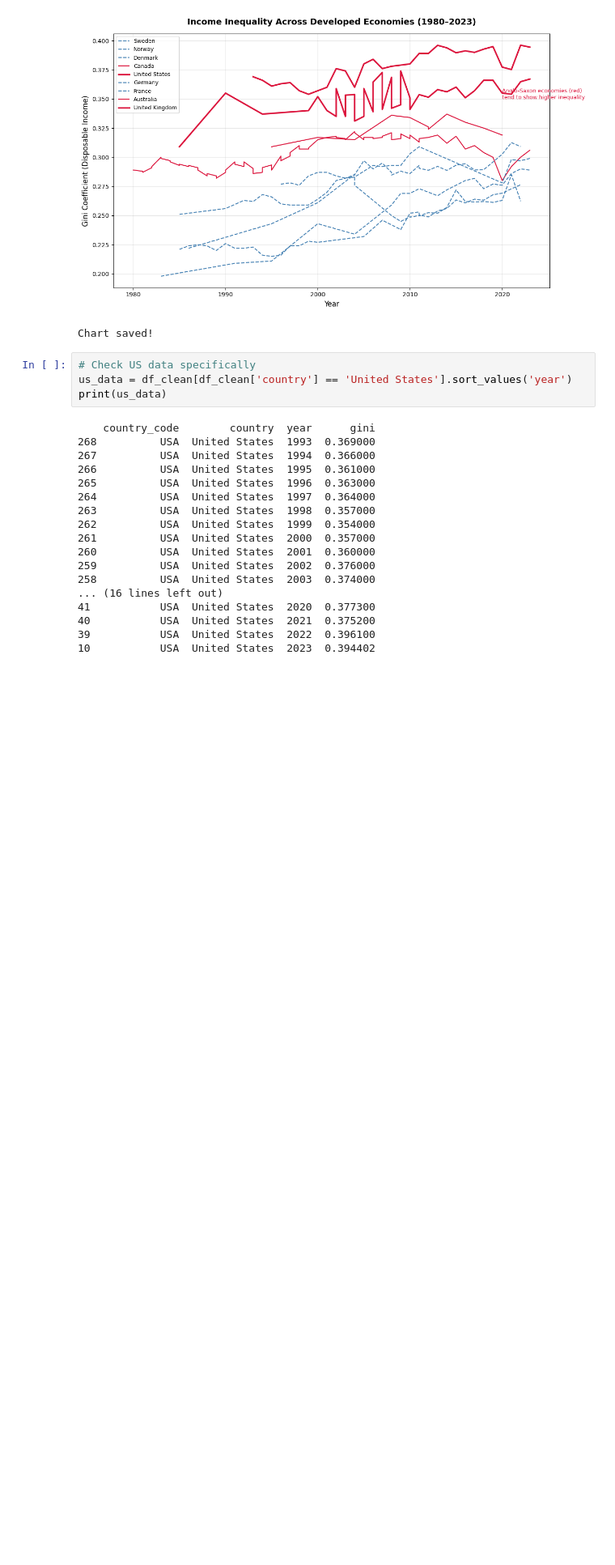
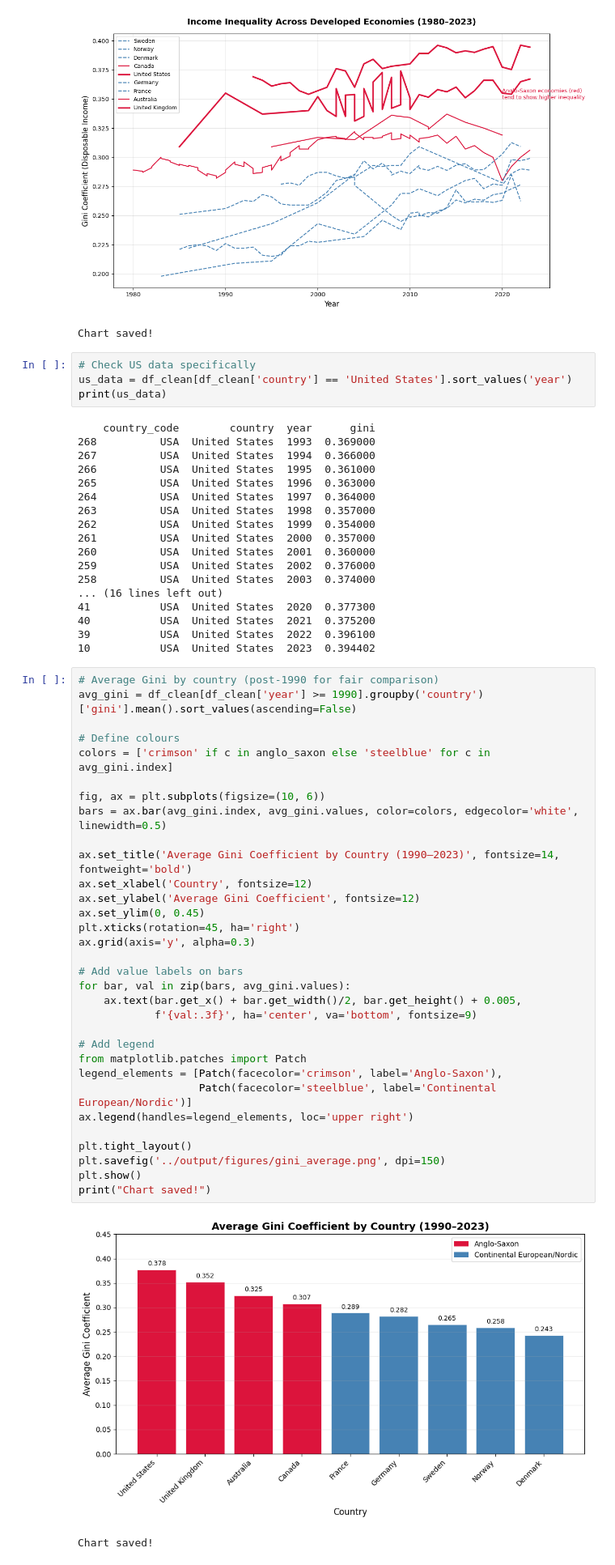
Before and after one commit to GeorgeKingham/Anglo-Saxon-Inequality, a Jupyter notebook: notebooks/Blog.ipynb, the cells around one changed output. Shown at 81% size. Cells and saved outputs as stored; diff of their text form; blank space fills up the shorter version.

Commit message:
Add three Gini visualisation charts

```diff
--- a/notebooks/Blog.ipynb
+++ b/notebooks/Blog.ipynb
@@ -185,3 +185,38 @@ print(us_data)
 40           USA  United States  2021  0.375200
 39           USA  United States  2022  0.396100
 10           USA  United States  2023  0.394402
+# %%
+# Average Gini by country (post-1990 for fair comparison)
+avg_gini = df_clean[df_clean['year'] >= 1990].groupby('country')['gini'].mean().sort_values(ascending=False)
+
+# Define colours
+colors = ['crimson' if c in anglo_saxon else 'steelblue' for c in avg_gini.index]
+
+fig, ax = plt.subplots(figsize=(10, 6))
+bars = ax.bar(avg_gini.index, avg_gini.values, color=colors, edgecolor='white', linewidth=0.5)
+
+ax.set_title('Average Gini Coefficient by Country (1990–2023)', fontsize=14, fontweight='bold')
+ax.set_xlabel('Country', fontsize=12)
+ax.set_ylabel('Average Gini Coefficient', fontsize=12)
+ax.set_ylim(0, 0.45)
+plt.xticks(rotation=45, ha='right')
+ax.grid(axis='y', alpha=0.3)
+
+# Add value labels on bars
+for bar, val in zip(bars, avg_gini.values):
+    ax.text(bar.get_x() + bar.get_width()/2, bar.get_height() + 0.005,
+            f'{val:.3f}', ha='center', va='bottom', fontsize=9)
+
+# Add legend
+from matplotlib.patches import Patch
+legend_elements = [Patch(facecolor='crimson', label='Anglo-Saxon'),
+                   Patch(facecolor='steelblue', label='Continental European/Nordic')]
+ax.legend(handles=legend_elements, loc='upper right')
+
+plt.tight_layout()
+plt.savefig('../output/figures/gini_average.png', dpi=150)
+plt.show()
+print("Chart saved!")
+# %% [output]
+[figure, added]
+Chart saved!
```
Also changed, not shown: parts of 2 cells of this notebook, 2 other files.
